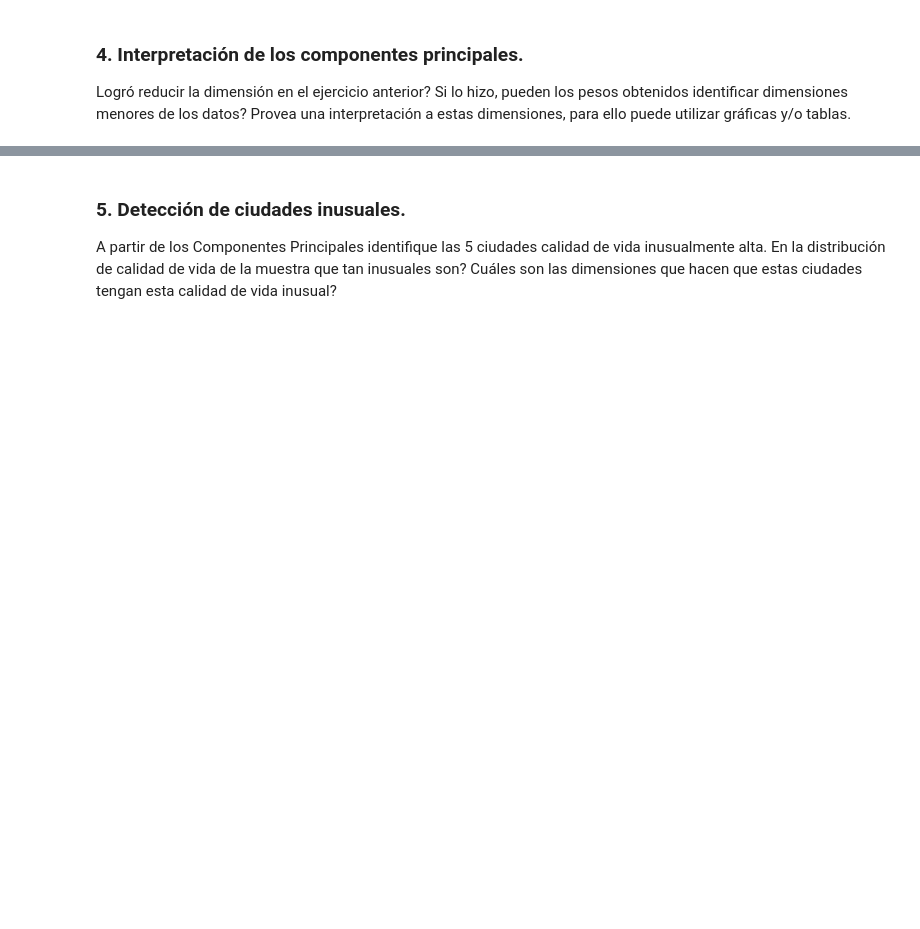
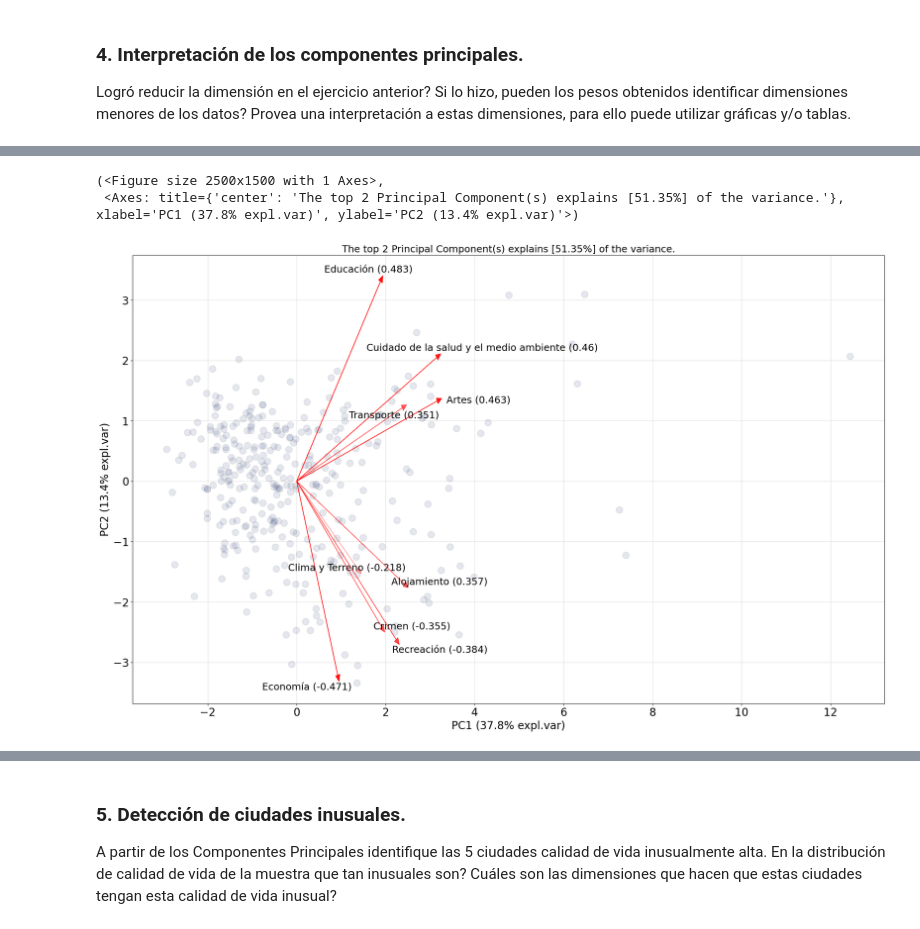
Before and after one commit to Laurarivera34/Taller1-Reduccion-Dimension, a Jupyter notebook: Copia_de_S1_LC_Taller_PCA.ipynb, the cells around one changed output, grey strips where cells are left out. Cells and saved outputs as stored; diff of their text form; code cells hidden in the pictures; blank space fills up the shorter version.

```diff
--- a/Copia_de_S1_LC_Taller_PCA.ipynb
+++ b/Copia_de_S1_LC_Taller_PCA.ipynb
@@ -97,0 +272,26 @@ Logró reducir la dimensión en el ejercicio anterior? Si lo hizo, pueden los pe
+# %%
+# El biplot permite visualizar la reducción de dimensionalidad obtenida mediante PCA al proyectar las ciudades en los dos primeros componentes principales.
+# Instalar librería
+!pip install pca
+
+# Importar librería
+from pca import pca
+
+# Seleccionar variables numéricas
+X = df.select_dtypes(include='number')
+
+# Modelo PCA (2 componentes como en el biplot de clase)
+model = pca(n_components=2, normalize=True, verbose=0)
+
+# Ajustar modelo
+results = model.fit_transform(X)
+
+# Biplot
+model.biplot(
+    PC=[0, 1],
+    alpha=0.1,
+    legend=False,
+    color_arrow="red",
+    arrowdict={'color_text': "black"}
+)
+# %% [output]
@@ -97,0 +315,3 @@ Logró reducir la dimensión en el ejercicio anterior? Si lo hizo, pueden los pe
+(<Figure size 2500x1500 with 1 Axes>,
+ <Axes: title={'center': 'The top 2 Principal Component(s) explains [51.35%] of the variance.'}, xlabel='PC1 (37.8% expl.var)', ylabel='PC2 (13.4% expl.var)'>)
+[figure, added]
```
Also changed, not shown: parts of 23 cells of this notebook.
